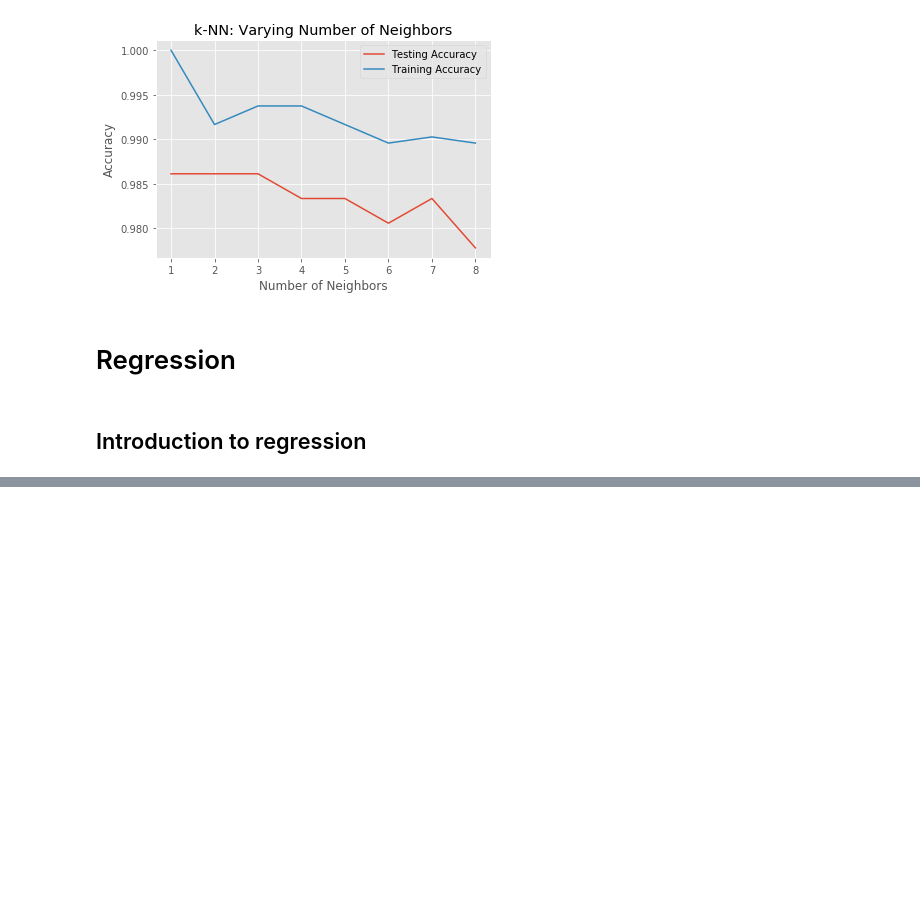
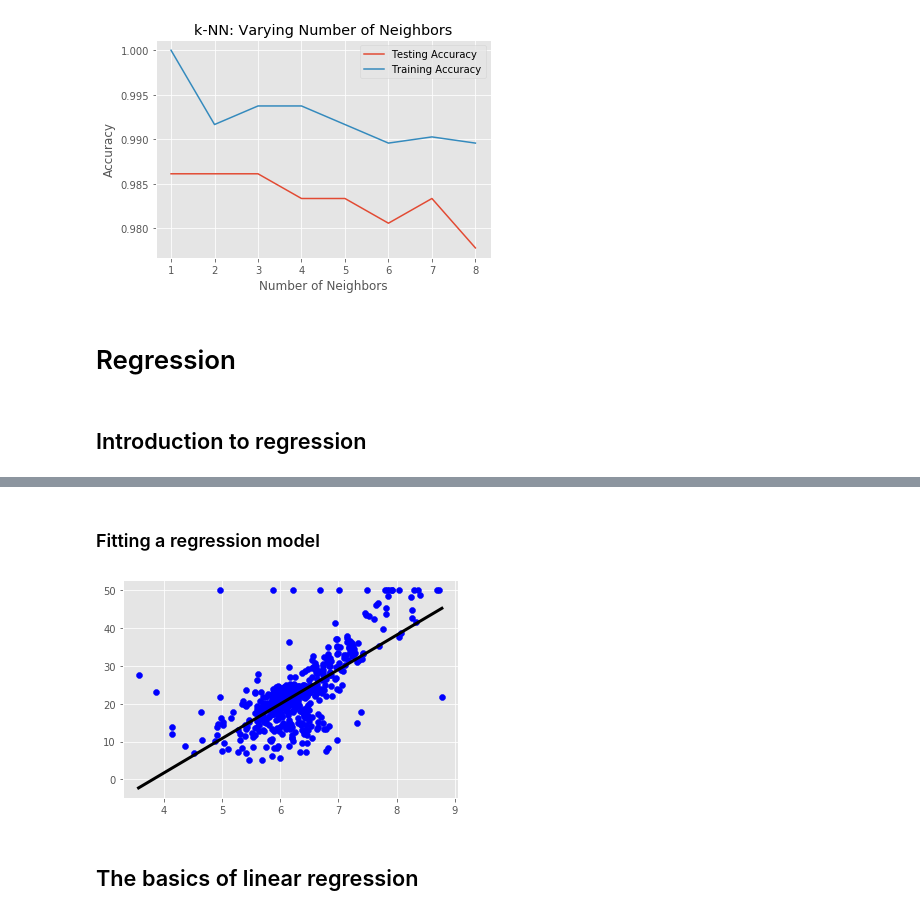
Before and after one commit to Yuleii/programming-notebook, a Jupyter notebook: supervised_learning_with_scikit_learn.ipynb, the cells around one changed output, grey strips where cells are left out. Drawn from its saved outputs; the diff is of its cells as text; code cells hidden in the pictures; blank space fills up the shorter version.

```diff
--- a/supervised_learning_with_scikit_learn.ipynb
+++ b/supervised_learning_with_scikit_learn.ipynb
@@ -317,0 +374,23 @@ plt.show()
+# %% [markdown]
+### Fitting a regression model
+# %%
+import numpy as np
+from sklearn.linear_model import LinearRegression
+
+# instantiate LinearRegression as reg
+reg = LinearRegression()
+# fit regressor to the data
+reg.fit(X_rooms, y)
+# check out the regressors predictions over the range of the data by using np.linspace between the maximum
+# and minimum number of rooms and make prediction for this data
+prediction_space = np.linspace(min(X_rooms),
+    max(X_rooms)).reshape(-1, 1)
+# %%
+plt.scatter(X_rooms, y, color='blue')
+plt.plot(prediction_space, reg.predict(prediction_space),
+    color='black', linewidth=3)
+plt.show()
+# %% [output]
+[figure, added]
+# %% [markdown]
+## The basics of linear regression
```
Also changed, not shown: parts of 17 cells of this notebook.
